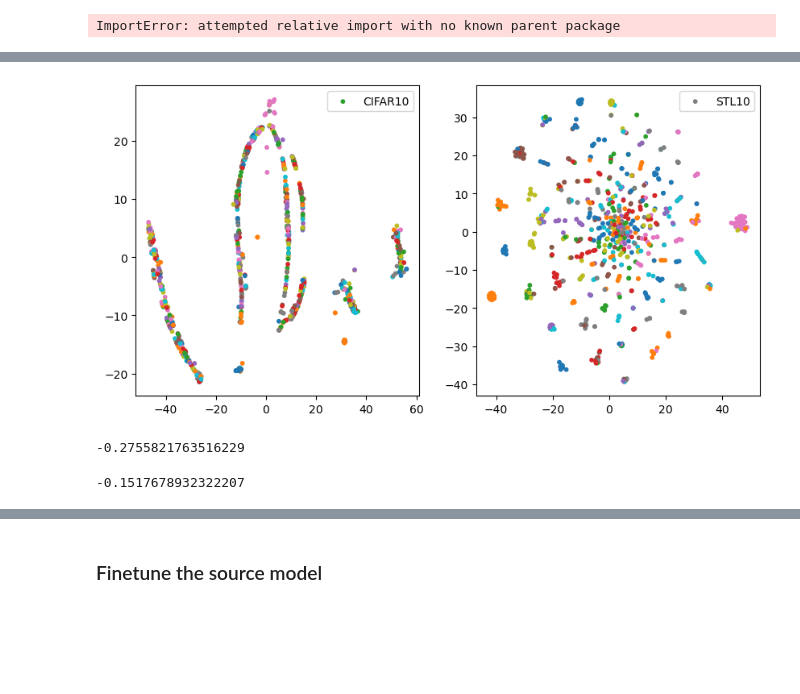
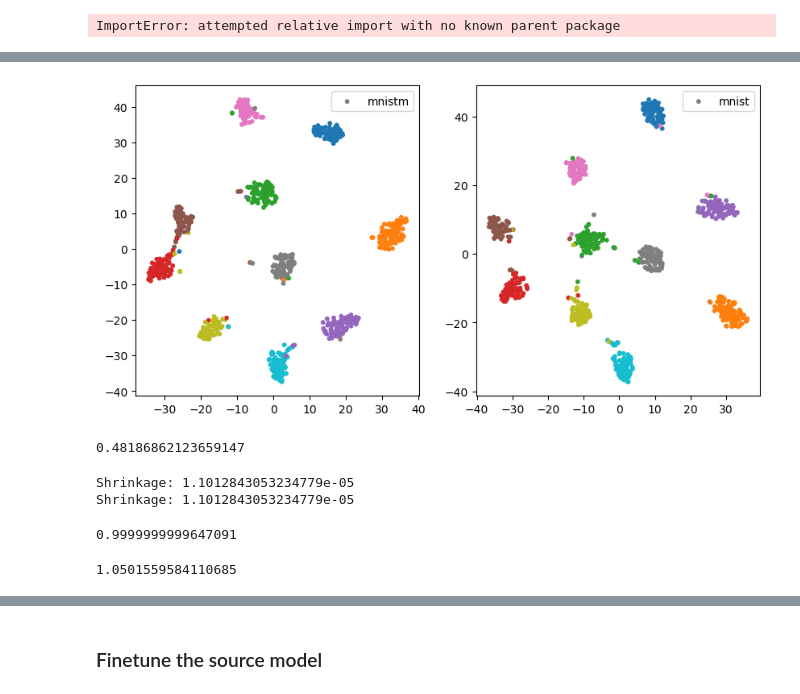
Before and after one commit to RollinDing/DNN-NTL-Pruning, a Jupyter notebook: src/visualizations/visualize_latent_space.ipynb, the cells around one changed output, grey strips where cells are left out. Cells and saved outputs as stored; diff of their text form; code cells hidden in the pictures; blank space fills up the shorter version.

```diff
--- a/src/visualizations/visualize_latent_space.ipynb
+++ b/src/visualizations/visualize_latent_space.ipynb
@@ -328,9 +444,37 @@ Using sample size of 7291.
 # %%
 model_name = 'resnet18'
-source_domain = 'mnist'
+source_domain = 'svhn'
+target_domain = 'mnistm'
 device = 'cuda' if torch.cuda.is_available() else 'cpu'
 base_model_dir = f'../../base_models/{model_name}-{source_domain}.pth'
 model.load_state_dict(torch.load(base_model_dir))
 model.to(device)
 resnet_encoder = ResNetEncoder(model)
 resnet_classifier = ResNetClassifier(model)
+# %%
+ratio = 1.0
+if source_domain == 'cifar10':
+    source_trainloader, source_testloader = get_cifar_dataloader(ratio)
+elif source_domain == 'stl':
+    source_trainloader, source_testloader = get_stl_dataloader(ratio)
+elif source_domain == 'mnist':
+    source_trainloader, source_testloader = get_mnist_dataloader(ratio)
+elif source_domain == 'usps':
+    source_trainloader, source_testloader = get_usps_dataloader(ratio)
+elif source_domain == 'mnistm':
+    source_trainloader, source_testloader = get_mnistm_dataloader(ratio)
+elif source_domain == 'svhn':
+    source_trainloader, source_testloader = get_svhn_dataloader(ratio)
+
+if target_domain == 'cifar10':
+    target_trainloader, target_testloader = get_cifar_dataloader(ratio)
+elif target_domain == 'stl':
+    target_trainloader, target_testloader = get_stl_dataloader(ratio)
+elif target_domain == 'mnist':
+    target_trainloader, target_testloader = get_mnist_dataloader(ratio)
+elif target_domain == 'usps':
+    target_trainloader, target_testloader = get_usps_dataloader(ratio)
+elif target_domain == 'mnistm':
+    target_trainloader, target_testloader = get_mnistm_dataloader(ratio)
+elif target_domain == 'svhn':
+    target_trainloader, target_testloader = get_svhn_dataloader(ratio)
@@ -337,7 +485,5 @@ resnet_classifier = ResNetClassifier(model)
 # %%
 arch = 'resnet18'
-source_domain = 'mnist'
-target_domain = 'usps'
 encoder_path = f'../../saved_models/{arch}/{source_domain}_to_{target_domain}/admm_encoder.pth'
 classifier_path = f'../../saved_models/{arch}/{source_domain}_to_{target_domain}/admm_source_classifier.pth'
 mask_path  = f'../../saved_models/{arch}/{source_domain}_to_{target_domain}/admm_mask.pth'
@@ -368,7 +514,7 @@ Model sparsity: 0.9800685580617639
 # The feature space of source domain
 source_features = []
 source_labels = []
-for i, (inputs, labels) in enumerate(source_trainloader):
+for i, (inputs, labels) in enumerate(source_testloader):
     inputs = inputs.cuda()
     labels = labels.cuda()
     features = resnet_encoder(inputs, mask_dict)
@@ -382,45 +528,47 @@ source_labels = torch.cat(source_labels, dim=0)
 # The feature space of target domain
 target_features = []
 target_labels = []
-for i, (inputs, labels) in enumerate(target_trainloader):
+for i, (inputs, labels) in enumerate(target_testloader):
     inputs = inputs.cuda()
     labels = labels.cuda()
     features = resnet_encoder(inputs, mask_dict)
     target_features.append(features)
     target_labels.append(labels)
     if i > 10:
         break
 target_features = torch.cat(target_features, dim=0)
 target_labels = torch.cat(target_labels, dim=0)
+
+
 
 ## Visualize the feature space of both domains using TSNE
 import matplotlib.pyplot as plt
 from sklearn.manifold import TSNE
 
 tsne = TSNE(n_components=2, random_state=0)
 n_samples = source_features.shape[0]
 source_features = source_features.cpu().detach().numpy().reshape(n_samples, -1)
 target_features = target_features.cpu().detach().numpy().reshape(n_samples, -1)
 source_labels = source_labels.cpu().detach().numpy()
 target_labels = target_labels.cpu().detach().numpy()
 
 source_features = tsne.fit_transform(source_features)
 target_features = tsne.fit_transform(target_features)
 plt.subplots(figsize=(10, 5))
 plt.subplot(1, 2, 1)
-plt.scatter(source_features[:, 0], source_features[:, 1], c=source_labels, cmap='tab10', s=10, label='CIFAR10')
+plt.scatter(source_features[:, 0], source_features[:, 1], c=source_labels, cmap='tab10', s=10, label=source_domain)
 plt.legend()
 plt.subplot(1, 2, 2)
-plt.scatter(target_features[:, 0], target_features[:, 1], c=target_labels,  cmap='tab10', s=10,  label='STL10')
+plt.scatter(target_features[:, 0], target_features[:, 1], c=target_labels,  cmap='tab10', s=10,  label=target_domain)
 plt.legend()
 plt.show()
 # %% [output]
-[figure, old version]
+[figure, new version]
 # %%
 # The feature space of source domain
 source_features = []
 source_labels = []
-for i, (inputs, labels) in enumerate(source_trainloader):
+for i, (inputs, labels) in enumerate(source_testloader):
     inputs = inputs.cuda()
     labels = labels.cuda()
     features = resnet_encoder(inputs, mask_dict)
@@ -438,12 +586,36 @@ logme = LogME(regression=False)
 score = logme.fit(np.array(source_features), np.array(source_labels))
 score
 # %% [output]
--0.2755821763516229
+0.48186862123659147
+# %%
+# The feature space of source domain
+source_features = []
+source_labels = []
+for i, (inputs, labels) in enumerate(source_testloader):
+    inputs = inputs.cuda()
+    labels = labels.cuda()
+    features = resnet_encoder(inputs, mask_dict)
+    source_features.append(features)
+    source_labels.append(labels)
+    if i > 10:
+        break
+source_features = torch.cat(source_features, dim=0)
+source_labels = torch.cat(source_labels, dim=0)
+
+source_features = source_features.cpu().detach().numpy().reshape(n_samples, -1)
+source_labels = source_labels.cpu().detach().numpy()
+
+sfda_score = SFDA_Score(source_features, source_labels)
+sfda_score
+# %% [output]
+Shrinkage: 1.1012843053234779e-05
+Shrinkage: 1.1012843053234779e-05
+0.9999999999647091
 # %%
 # The feature space of source domain
 target_features = []
 target_labels = []
-for i, (inputs, labels) in enumerate(target_trainloader):
+for i, (inputs, labels) in enumerate(target_testloader):
     inputs = inputs.cuda()
     labels = labels.cuda()
     features = resnet_encoder(inputs, mask_dict)
@@ -461,4 +633,4 @@ logme = LogME(regression=False)
 score = logme.fit(np.array(target_features), np.array(target_labels))
 score
 # %% [output]
--0.1517678932322207
+1.0501559584110685
```
Also changed, not shown: parts of 8 cells of this notebook, 7 other files.
